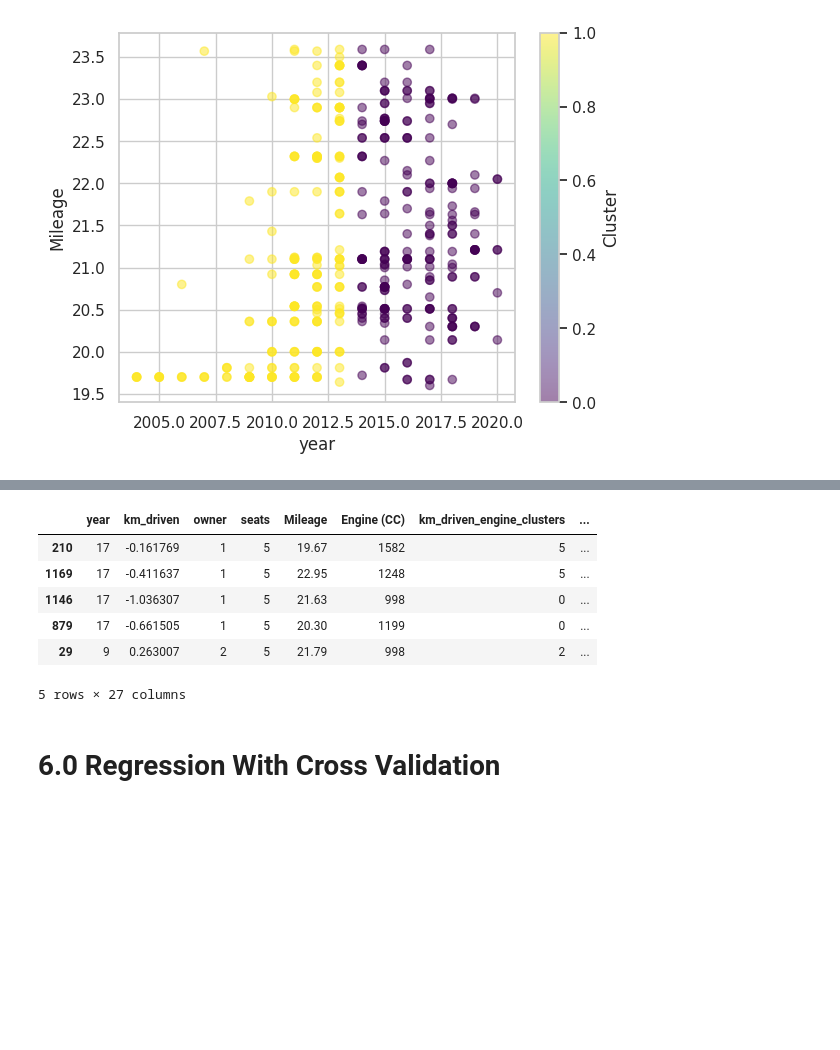
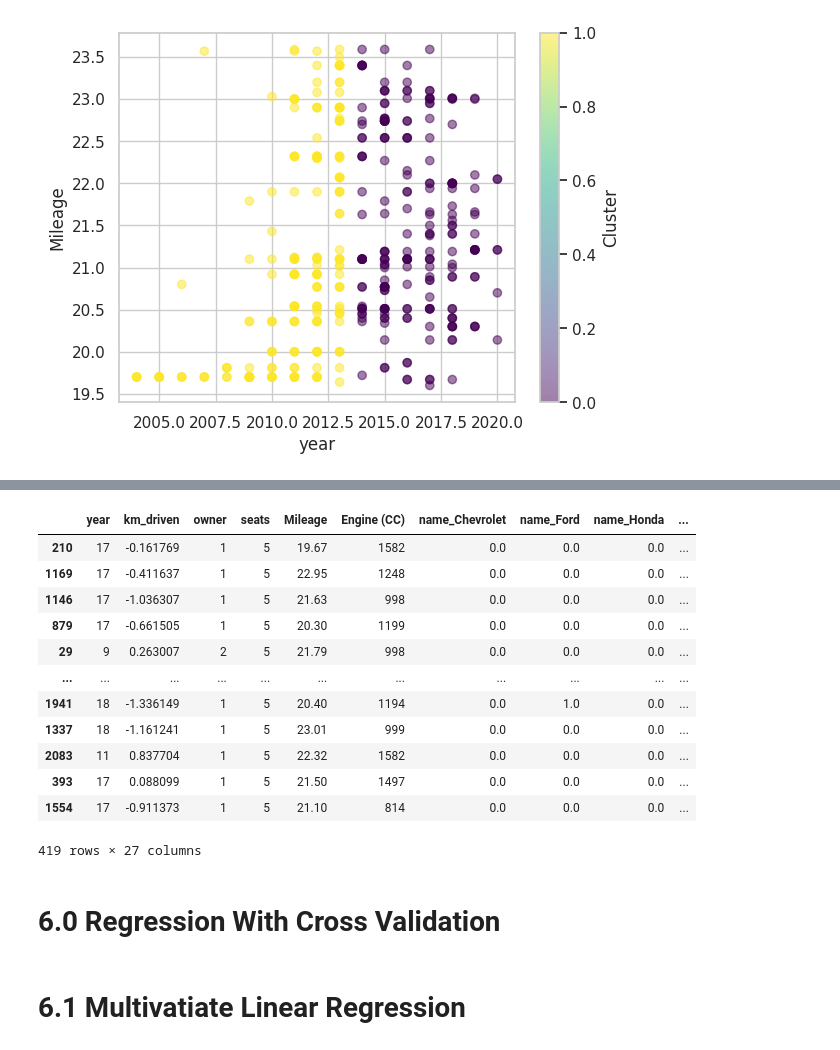
Before and after one commit to 10ken/car_price_prediction, a Jupyter notebook: car_price_prediction_analysis.ipynb, the cells around one changed output, grey strips where cells are left out. Drawn from its saved outputs; the diff is of its cells as text; code cells hidden in the pictures; blank space fills up the shorter version.

```diff
--- a/car_price_prediction_analysis.ipynb
+++ b/car_price_prediction_analysis.ipynb
@@ -441,7 +283,7 @@ for dirname, _, filenames in os.walk('/kaggle/input'):
 
 global df
 
-df = pd.read_csv("/kaggle/input/sample34/processes2.csv")
+df = pd.read_csv("processes2.csv")
 # %% [markdown]
 # 2.1 Shape and Structure
 # %%
@@ -1313,6 +1102,7 @@ X_train_prepared = prepare_train_data(X_train.copy())
 
 # Testing
 X_test_prepared = prepare_test_data(X_test.copy())
+X_test_prepared= X_test_prepared[X_train_prepared.columns]
 # %% [output]
 Upper outlier threshold: 172500.0
 Lower outlier threshold: -47500.0
@@ -1341,12 +1137,18 @@ X_train_prepared.head()
 # %%
-X_test_prepared.head()
+X_test_prepared
 # %% [output]
-|  | year | km_driven | owner | seats | Mileage | Engine (CC) | km_driven_engine_clusters | ... |
-| 210 | 17 | -0.161769 | 1 | 5 | 19.67 | 1582 | 5 | ... |
-| 1169 | 17 | -0.411637 | 1 | 5 | 22.95 | 1248 | 5 | ... |
-| 1146 | 17 | -1.036307 | 1 | 5 | 21.63 | 998 | 0 | ... |
-| 879 | 17 | -0.661505 | 1 | 5 | 20.30 | 1199 | 0 | ... |
-| 29 | 9 | 0.263007 | 2 | 5 | 21.79 | 998 | 2 | ... |
+|  | year | km_driven | owner | seats | Mileage | Engine (CC) | name_Chevrolet | name_Ford | name_Honda | ... |
+| 210 | 17 | -0.161769 | 1 | 5 | 19.67 | 1582 | 0.0 | 0.0 | 0.0 | ... |
+| 1169 | 17 | -0.411637 | 1 | 5 | 22.95 | 1248 | 0.0 | 0.0 | 0.0 | ... |
+| 1146 | 17 | -1.036307 | 1 | 5 | 21.63 | 998 | 0.0 | 0.0 | 0.0 | ... |
+| 879 | 17 | -0.661505 | 1 | 5 | 20.30 | 1199 | 0.0 | 0.0 | 0.0 | ... |
+| 29 | 9 | 0.263007 | 2 | 5 | 21.79 | 998 | 0.0 | 0.0 | 0.0 | ... |
+| ... | ... | ... | ... | ... | ... | ... | ... | ... | ... | ... |
+| 1941 | 18 | -1.336149 | 1 | 5 | 20.40 | 1194 | 0.0 | 1.0 | 0.0 | ... |
+| 1337 | 18 | -1.161241 | 1 | 5 | 23.01 | 999 | 0.0 | 0.0 | 0.0 | ... |
+| 2083 | 11 | 0.837704 | 1 | 5 | 22.32 | 1582 | 0.0 | 0.0 | 0.0 | ... |
+| 393 | 17 | 0.088099 | 1 | 5 | 21.50 | 1497 | 0.0 | 0.0 | 0.0 | ... |
+| 1554 | 17 | -0.911373 | 1 | 5 | 21.10 | 814 | 0.0 | 0.0 | 0.0 | ... |
-5 rows × 27 columns
+419 rows × 27 columns
 # %% [markdown]
 # 6.0 Regression With Cross Validation
@@ -1352,0 +1192,2 @@ X_test_prepared.head()
+# %% [markdown]
+# 6.1 Multivatiate Linear Regression
```
Also changed, not shown: parts of 64 cells of this notebook, 1 other file.
